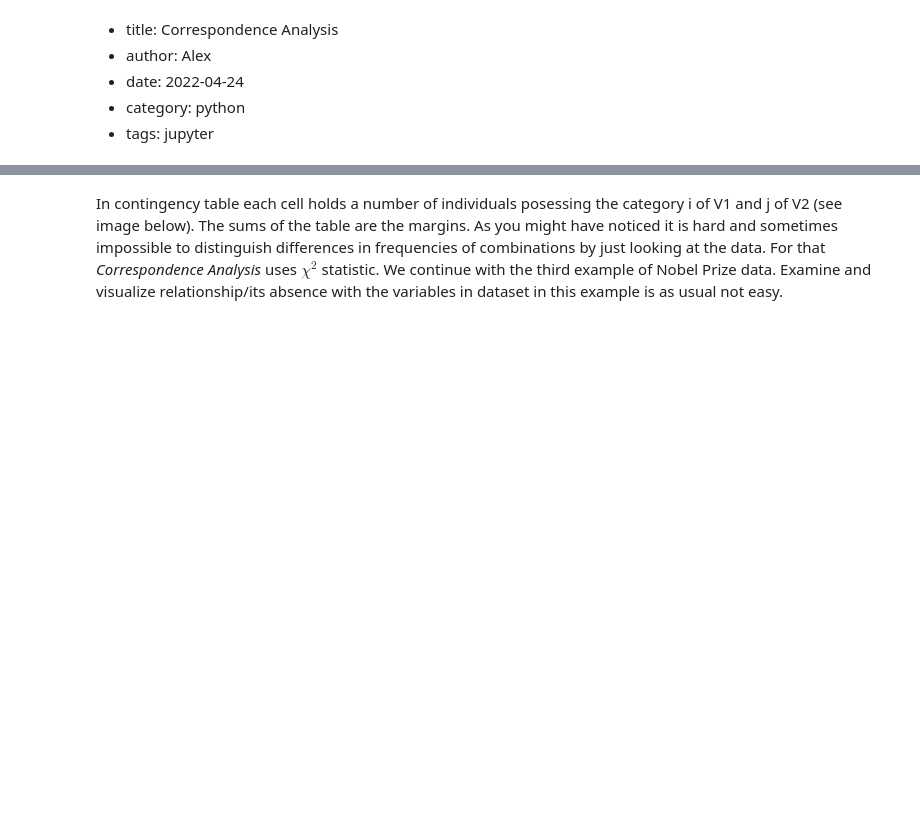
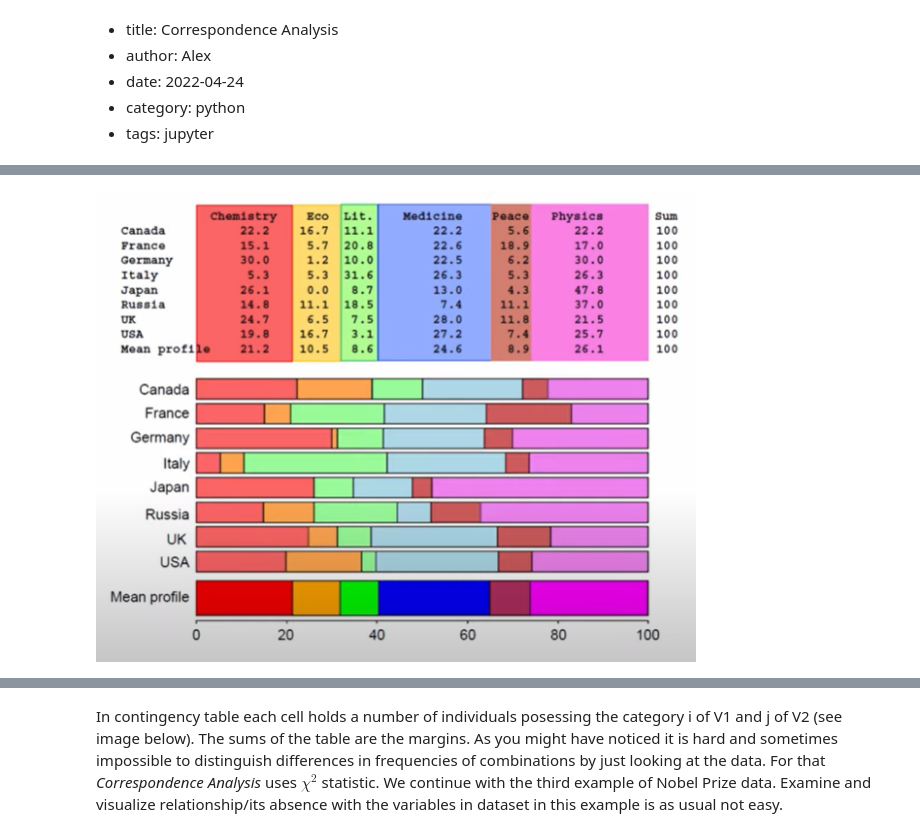
Before and after one commit to thisAKcode/thisAKcode.github.io, a Jupyter notebook: Pelican/content/post13_correspondence_analysis.ipynb, the cells around one changed output, grey strips where cells are left out. Drawn from its saved outputs; the diff is of its cells as text; code cells hidden in the pictures; blank space fills up the shorter version.

```diff
--- a/Pelican/content/post13_correspondence_analysis.ipynb
+++ b/Pelican/content/post13_correspondence_analysis.ipynb
@@ -16,0 +37,4 @@ When working with dataset of n items described using two categorical variables `
+# %%
+Image(r'C:\thisAKcode.github.io\Pelican\content\images\ca_row_profile.PNG', width = 600)
+# %% [output]
+[figure, added]
```
Also changed, not shown: parts of 4 cells of this notebook, 4 other files.
